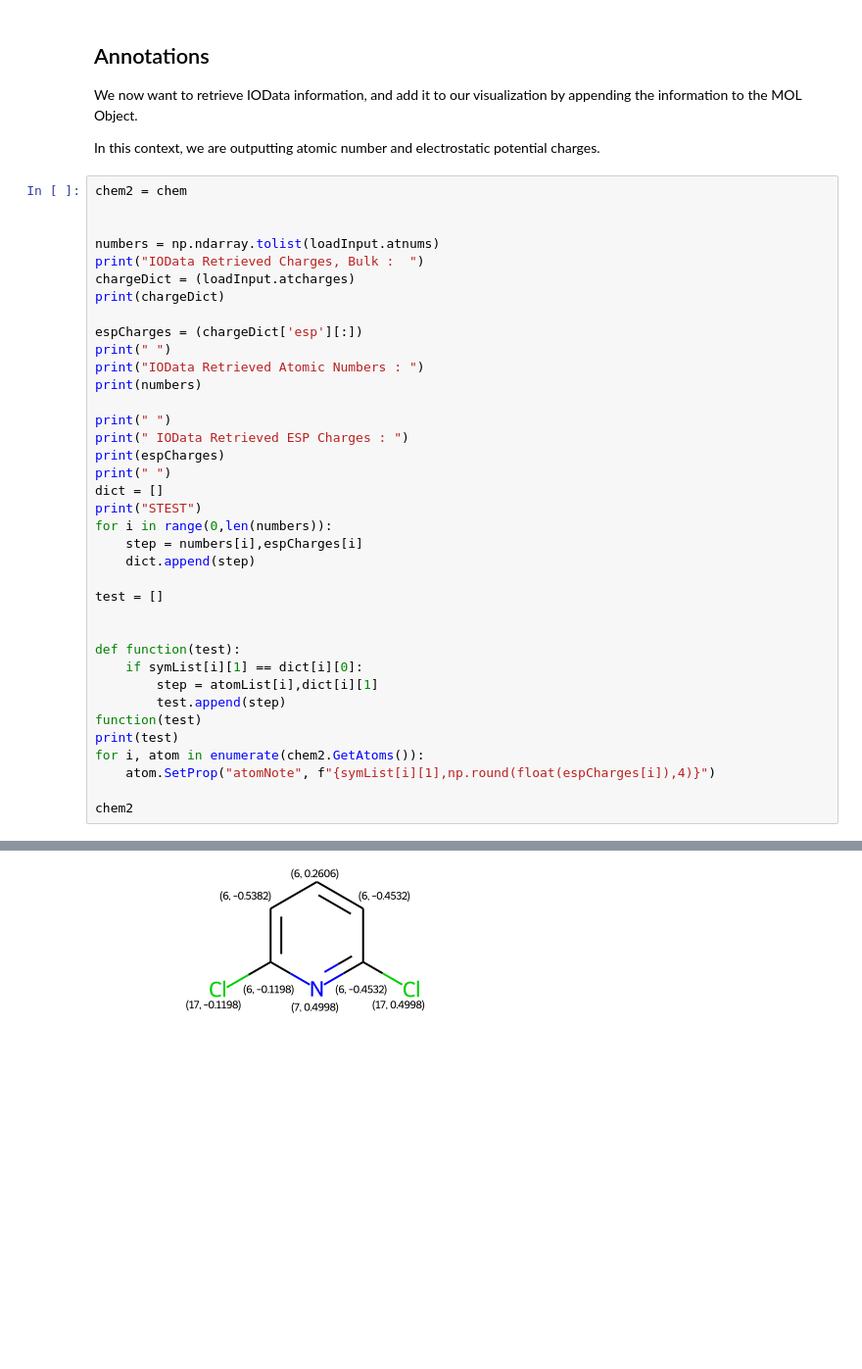
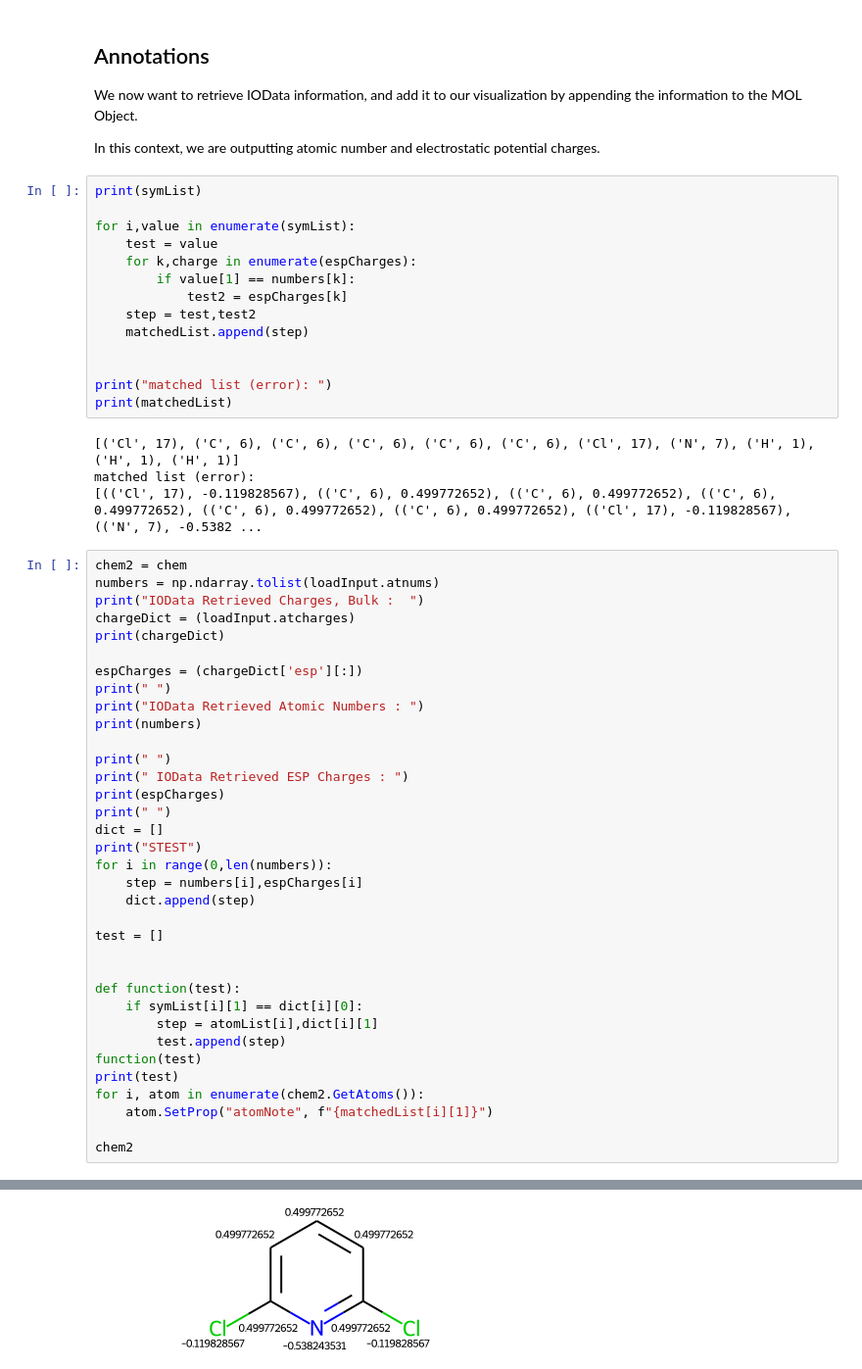
Before and after one commit to theochem/chemtools, a Jupyter notebook: examples/annotate_2D/Annotate_2D.ipynb, the cells around one changed output, grey strips where cells are left out. Shown: that part at 98% size. Drawn from its saved outputs; the diff is of its cells as text; blank space fills up the shorter version.

Commit message:
cl and n match for example, however, Carbons are all incorrect

```diff
--- a/examples/annotate_2D/Annotate_2D.ipynb
+++ b/examples/annotate_2D/Annotate_2D.ipynb
@@ -147,10 +147,26 @@ print(atomList)
 We now want to retrieve IOData information, and add it to our visualization by appending the information to the MOL Object.
 
 In this context, we are outputting atomic number and electrostatic potential charges.
+# %%
+print(symList)
+
+for i,value in enumerate(symList):
+    test = value
+    for k,charge in enumerate(espCharges):
+        if value[1] == numbers[k]:
+            test2 = espCharges[k]
+    step = test,test2
+    matchedList.append(step)
+
+
+print("matched list (error): ")
+print(matchedList)
+# %% [output]
+[('Cl', 17), ('C', 6), ('C', 6), ('C', 6), ('C', 6), ('C', 6), ('Cl', 17), ('N', 7), ('H', 1), ('H', 1), ('H', 1)]
+matched list (error):
+[(('Cl', 17), -0.119828567), (('C', 6), 0.499772652), (('C', 6), 0.499772652), (('C', 6), 0.499772652), (('C', 6), 0.499772652), (('C', 6), 0.499772652), (('Cl', 17), -0.119828567), (('N', 7), -0.5382 ...
 # %%
 chem2 = chem
-
-
 numbers = np.ndarray.tolist(loadInput.atnums)
 print("IOData Retrieved Charges, Bulk :  ")
 chargeDict = (loadInput.atcharges)
@@ -175,32 +191,32 @@ test = []
 
 
 def function(test):
     if symList[i][1] == dict[i][0]:
         step = atomList[i],dict[i][1]
         test.append(step)
 function(test)
 print(test)
 for i, atom in enumerate(chem2.GetAtoms()):
-    atom.SetProp("atomNote", f"{symList[i][1],np.round(float(espCharges[i]),4)}")
+    atom.SetProp("atomNote", f"{matchedList[i][1]}")
 
 chem2
 # %% [output]
 IOData Retrieved Charges, Bulk :
 {'mulliken': array([-0.17984029, -0.17984725,  0.05002824, -0.04091242,  2.02394948,
         2.0239583 , -0.86473324, -0.86474131, -0.67554864, -0.64615815,
        -0.64615473]), 'esp': array([-0.11982276, -0.11982857, -0.53824353,  0.26057369, -0.45320065,
        -0.4532028 ,  0.49976881,  0.49977265,  0.0844758 ,  0.16985231,
         0.16985503]), 'npa': array([ 0.01191899,  0.01191245, -0.49012581, -0.1689309 , -0.27573862,
        -0.2757388 ,  0.21524212,  0.21524428,  0.24472353,  0.25574567,
         0.25574709])}
 
 IOData Retrieved Atomic Numbers :
 [17, 17, 7, 6, 6, 6, 6, 6, 1, 1, 1]
 
  IOData Retrieved ESP Charges :
 [-0.11982276 -0.11982857 -0.53824353  0.26057369 -0.45320065 -0.4532028
   0.49976881  0.49977265  0.0844758   0.16985231  0.16985503]
 
 STEST
 [('H', 0.169855031)]
-[figure, old version]
+[figure, new version]
```
Also changed, not shown: parts of 4 cells of this notebook, 1 other file.
